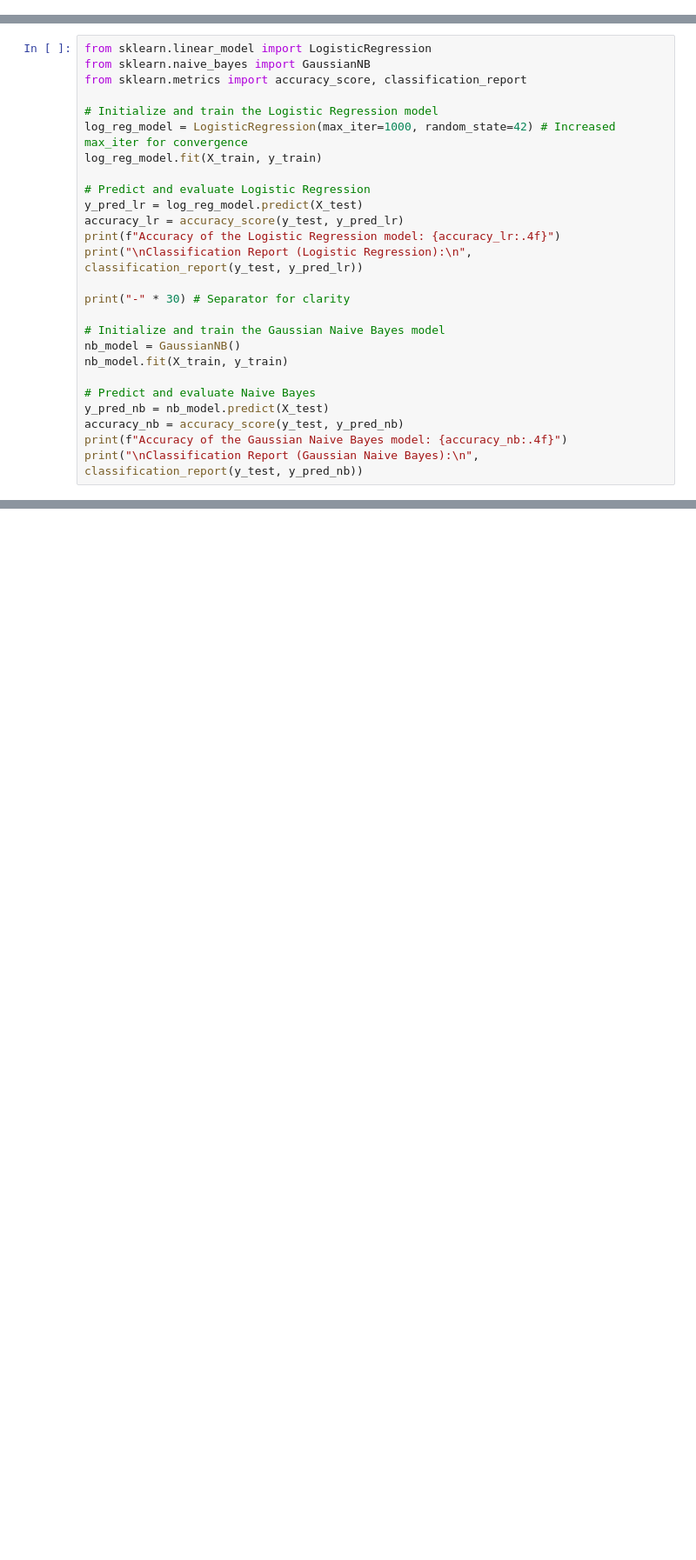
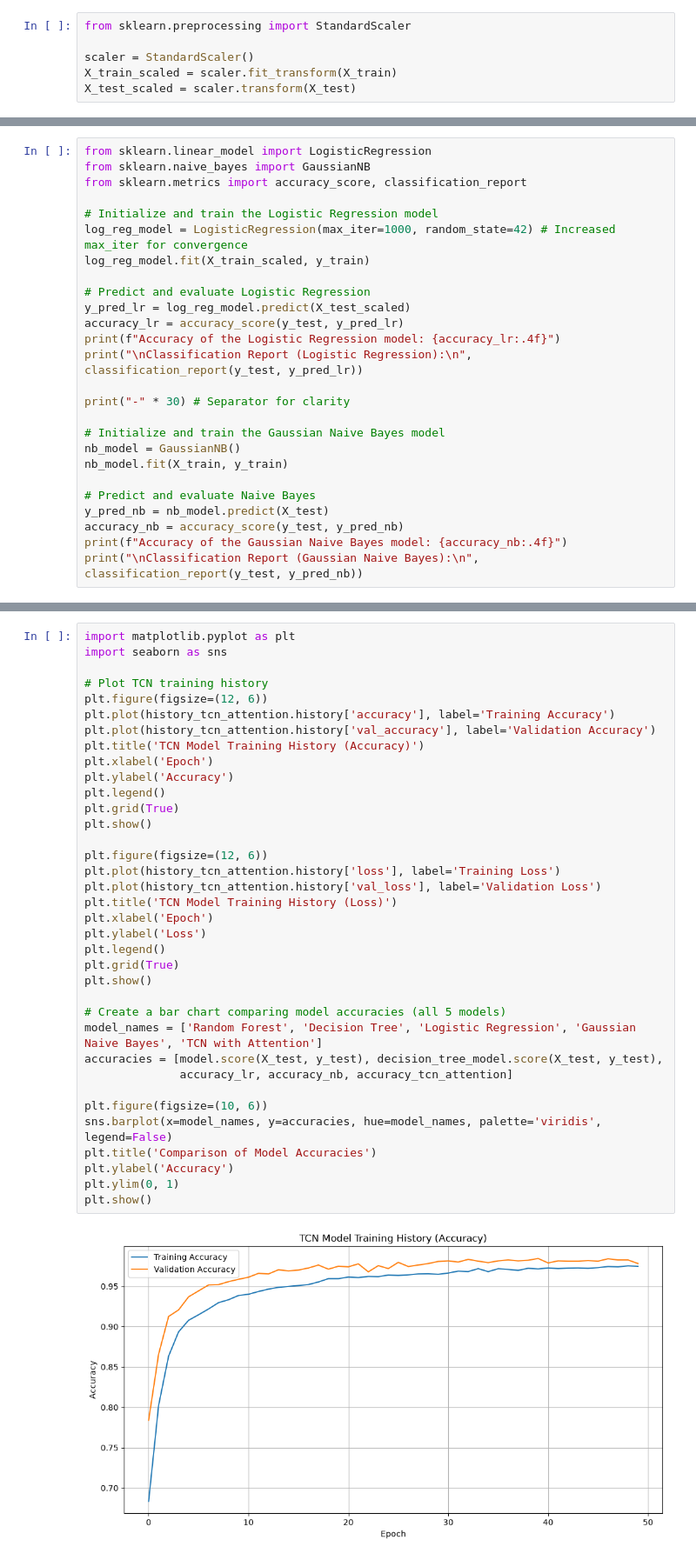
Before and after one commit to Subhasmita-Shaw/Guardian-Deity-Women-Child-Safety-Detection, a Jupyter notebook: Guardian_Deity_Women_Safety_Updated.ipynb, the cells around one changed output, grey strips where cells are left out. Shown at 87% size. Cells and saved outputs as stored; diff of their text form; blank space fills up the shorter version.

```diff
--- a/Guardian_Deity_Women_Safety_Updated.ipynb
+++ b/Guardian_Deity_Women_Safety_Updated.ipynb
@@ -194,0 +208,6 @@ Random Forest is an ensemble method that combines multiple decision trees to imp
+# %%
+from sklearn.preprocessing import StandardScaler
+
+scaler = StandardScaler()
+X_train_scaled = scaler.fit_transform(X_train)
+X_test_scaled = scaler.transform(X_test)
@@ -214,10 +247,10 @@ from sklearn.metrics import accuracy_score, classification_report
 
 # Initialize and train the Logistic Regression model
 log_reg_model = LogisticRegression(max_iter=1000, random_state=42) # Increased max_iter for convergence
-log_reg_model.fit(X_train, y_train)
+log_reg_model.fit(X_train_scaled, y_train)
 
 # Predict and evaluate Logistic Regression
-y_pred_lr = log_reg_model.predict(X_test)
+y_pred_lr = log_reg_model.predict(X_test_scaled)
 accuracy_lr = accuracy_score(y_test, y_pred_lr)
 print(f"Accuracy of the Logistic Regression model: {accuracy_lr:.4f}")
 print("\nClassification Report (Logistic Regression):\n", classification_report(y_test, y_pred_lr))
@@ -497,0 +549,38 @@ print("Decision Tree model trained successfully.")
+# %%
+import matplotlib.pyplot as plt
+import seaborn as sns
+
+# Plot TCN training history
+plt.figure(figsize=(12, 6))
+plt.plot(history_tcn_attention.history['accuracy'], label='Training Accuracy')
+plt.plot(history_tcn_attention.history['val_accuracy'], label='Validation Accuracy')
+plt.title('TCN Model Training History (Accuracy)')
+plt.xlabel('Epoch')
+plt.ylabel('Accuracy')
+plt.legend()
+plt.grid(True)
+plt.show()
+
+plt.figure(figsize=(12, 6))
+plt.plot(history_tcn_attention.history['loss'], label='Training Loss')
+plt.plot(history_tcn_attention.history['val_loss'], label='Validation Loss')
+plt.title('TCN Model Training History (Loss)')
+plt.xlabel('Epoch')
+plt.ylabel('Loss')
+plt.legend()
+plt.grid(True)
+plt.show()
+
+# Create a bar chart comparing model accuracies (all 5 models)
+model_names = ['Random Forest', 'Decision Tree', 'Logistic Regression', 'Gaussian Naive Bayes', 'TCN with Attention']
+accuracies = [model.score(X_test, y_test), decision_tree_model.score(X_test, y_test),
+              accuracy_lr, accuracy_nb, accuracy_tcn_attention]
+
+plt.figure(figsize=(10, 6))
+sns.barplot(x=model_names, y=accuracies, hue=model_names, palette='viridis', legend=False)
+plt.title('Comparison of Model Accuracies')
+plt.ylabel('Accuracy')
+plt.ylim(0, 1)
+plt.show()
+# %% [output]
+[figure, added]
```
Also changed, not shown: parts of 69 cells of this notebook, 1 other file.
